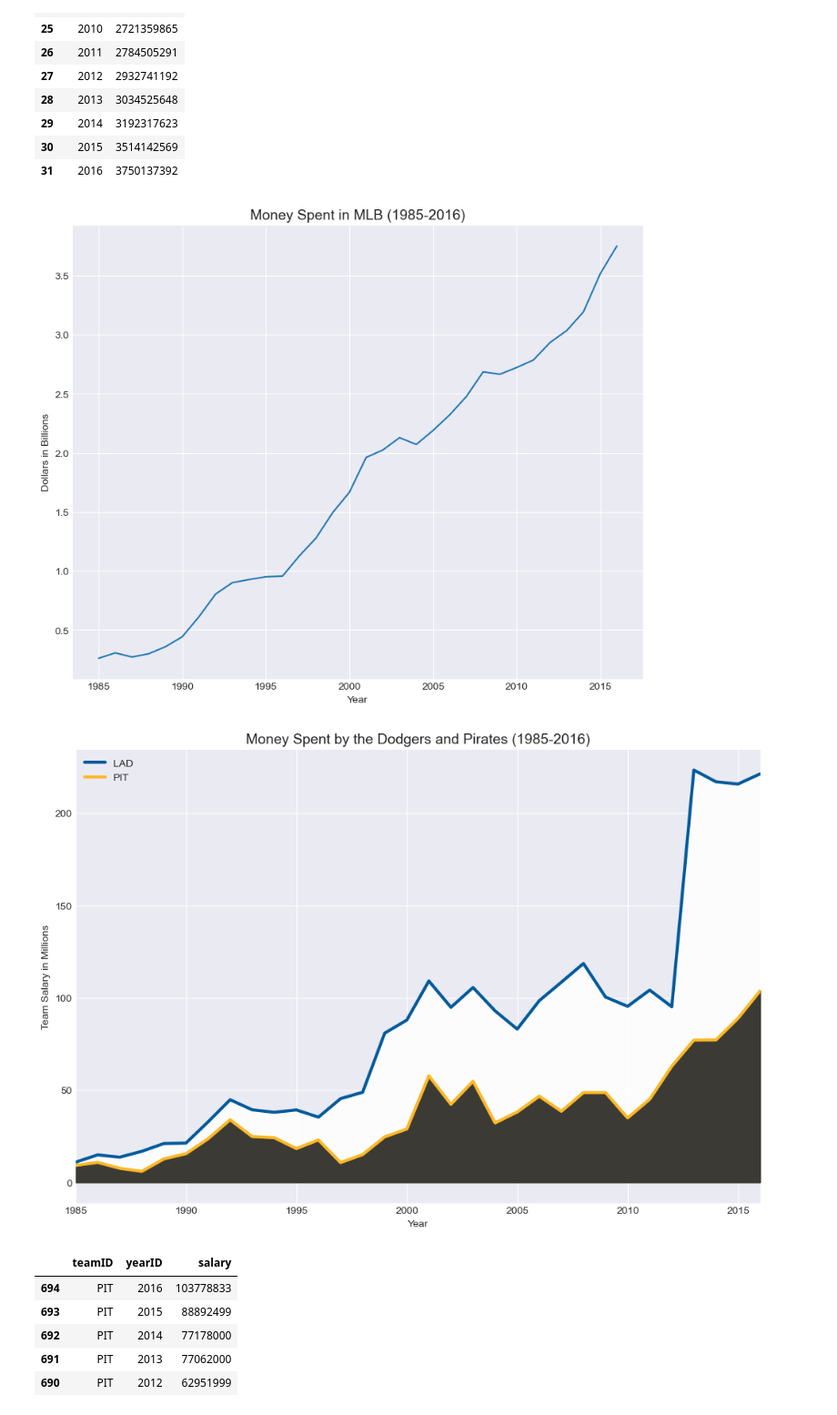
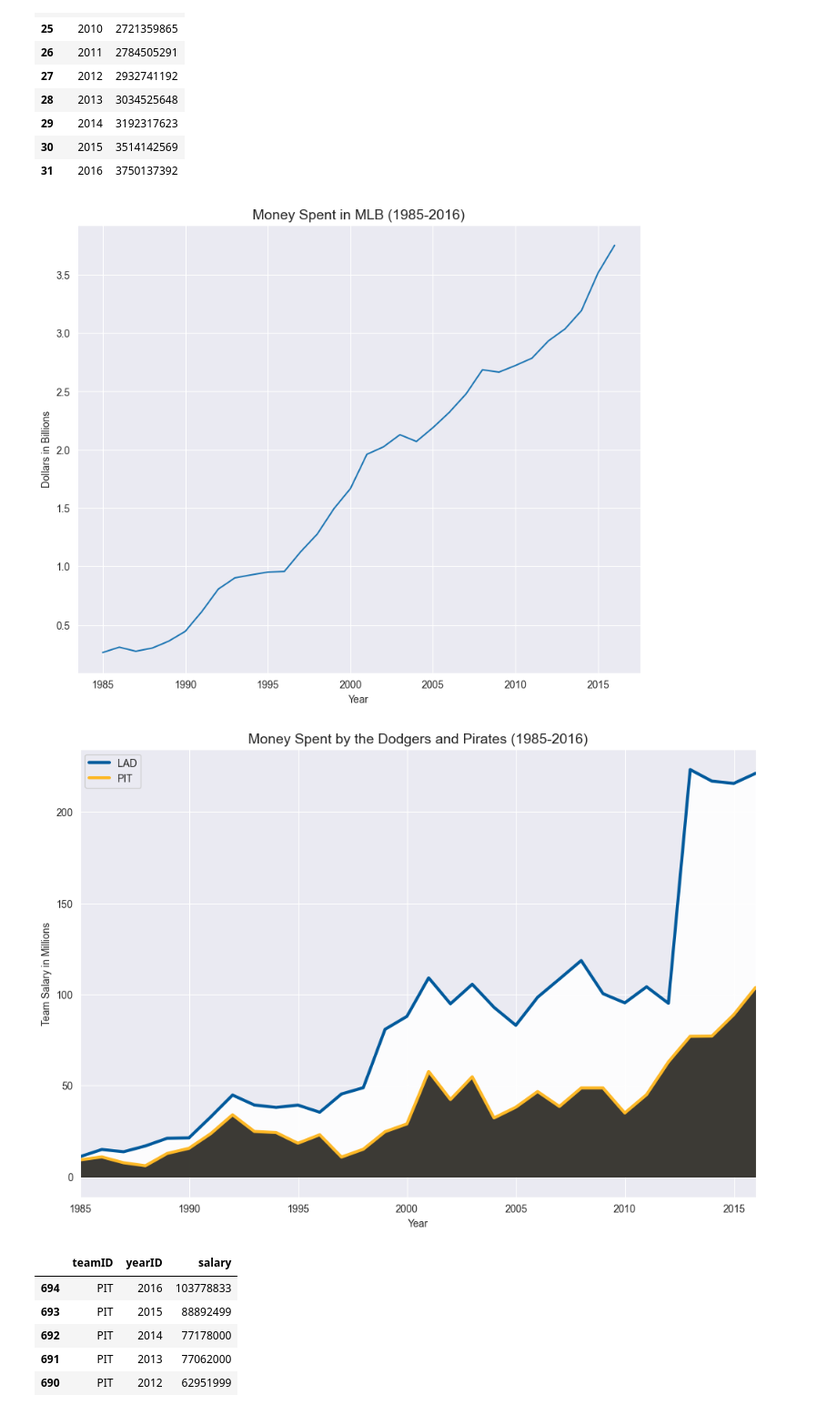
Before and after one commit to danielcho16/baseball_analytics, a Jupyter notebook: baseball_analytics.ipynb, the cells around one changed output. Shown at 91% size. Cells and saved outputs as stored; diff of their text form; code cells hidden in the pictures.

```diff
--- a/baseball_analytics.ipynb
+++ b/baseball_analytics.ipynb
@@ -1180,7 +1230,7 @@ salaries_years.tail(10)
 | 31 | 2016 | 3750137392 |
 # %%
 # plot of money spent in MLB from 1985-2016
-plt.style.use('seaborn-darkgrid')
+sns.set_style('darkgrid')
 year_id = salaries_years['yearID']
 salary = salaries_years['salary'] / 1e9
 
@@ -1190,32 +1240,32 @@ ax.set_xlabel('Year')
 ax.set_ylabel('Dollars in Billions')
 ax.set_title('Money Spent in MLB (1985-2016)',fontsize=14);
 # %% [output]
-[figure, old version]
+[figure, new version]
 # %%
 # comparison plot of money spent by the Dodgers and the Pirates from 1985-2016
-salaries_teams_years = salaries.groupby(['teamID','yearID'],as_index=False).sum()
+salaries_teams_years = salaries.groupby(['teamID','yearID'],as_index=False)['salary'].sum()
 lad = salaries_teams_years.loc[salaries_teams_years['teamID']=='LAN']
 pit = salaries_teams_years.loc[salaries_teams_years['teamID']=='PIT']
 
 fig, ax = plt.subplots(figsize=(12,8))
 ax.plot(lad['yearID'],lad['salary']/1000000,label='LAD',color='#005A9C',lw=3)
 ax.plot(pit['yearID'],pit['salary']/1000000,label='PIT',color='#FDB827',lw=3)
 
 line_1 = ax.get_lines()[0].get_xydata()
 line_2 = ax.get_lines()[1].get_xydata()
 
 x_1, y_1 = line_1[:,0], line_1[:,1]
 x_2, y_2 = line_2[:,0], line_2[:,1]
 ax.fill_between(x_1,y_1,color='#FFFFFF',alpha=0.9)
 ax.fill_between(x_2,y_2,color='#27251F',alpha=0.9)
 
 ax.set_xlabel('Year')
 ax.set_ylabel('Team Salary in Millions')
 ax.set_title('Money Spent by the Dodgers and Pirates (1985-2016)',fontsize=14)
 ax.set_xlim([1985,2016])
 ax.legend(loc='upper left');
 # %% [output]
-[figure, old version]
+[figure, new version]
 # %%
 # Pirates top 5 years of salary
 pit.sort_values(by='salary',ascending=False).head()
```
Also changed, not shown: parts of 94 cells of this notebook, 4 other files.
